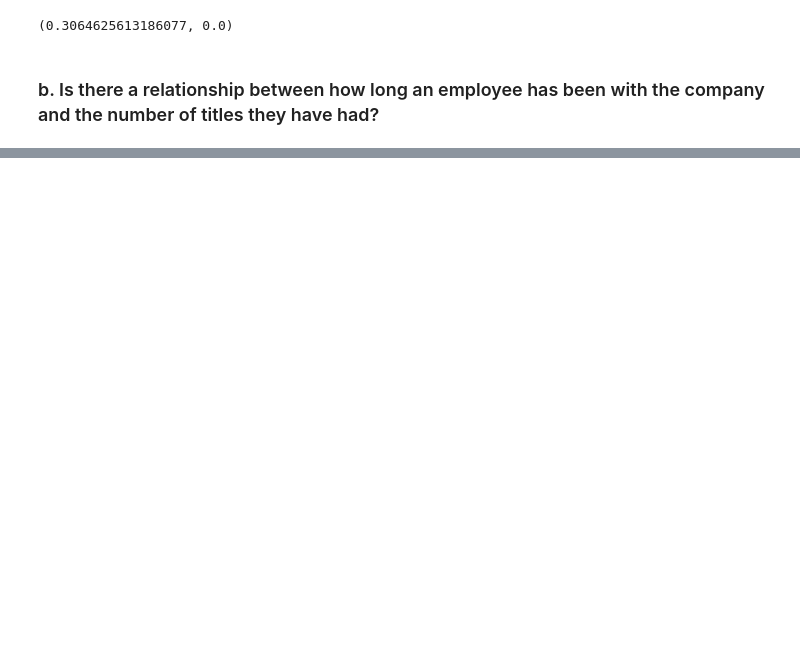
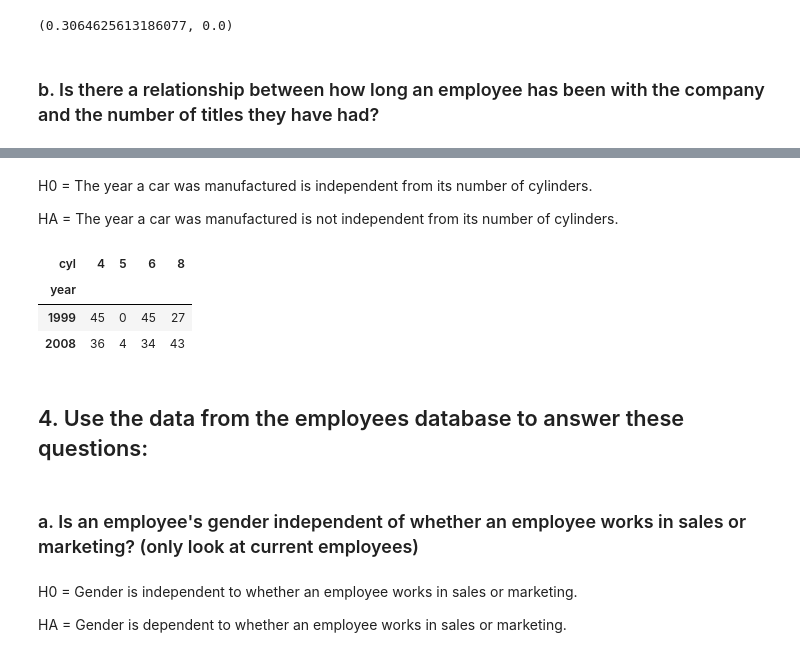
Before and after one commit to elizabethswarren/statistics-exercises, a Jupyter notebook: hypothesis_testing.ipynb, the cells around one changed output, grey strips where cells are left out. Cells and saved outputs as stored; diff of their text form; code cells hidden in the pictures; blank space fills up the shorter version.

```diff
--- a/hypothesis_testing.ipynb
+++ b/hypothesis_testing.ipynb
@@ -358,0 +412,3 @@ p<alpha
+# %%
+mpg = data('mpg')
+mpg
@@ -358,0 +429,15 @@ p<alpha
+# %% [markdown]
+H0 = The year a car was manufactured is independent from its number of cylinders.
+
+HA = The year a car was manufactured is not independent from its number of cylinders.
+# %%
+pd.crosstab(mpg['year'], mpg['cyl'])
+# %% [output]
+| cyl | 4 | 5 | 6 | 8 |
+| year |  |  |  |  |
+| 1999 | 45 | 0 | 45 | 27 |
+| 2008 | 36 | 4 | 34 | 43 |
+# %% [markdown]
+## 4. Use the data from the employees database to answer these questions:
+# %% [markdown]
+### a. Is an employee's gender independent of whether an employee works in sales or marketing? (only look at current employees)
@@ -358,0 +447,4 @@ p<alpha
+# %% [markdown]
+H0 = Gender is independent to whether an employee works in sales or marketing.
+
+HA = Gender is dependent to whether an employee works in sales or marketing.
```
Also changed, not shown: parts of 32 cells of this notebook.
